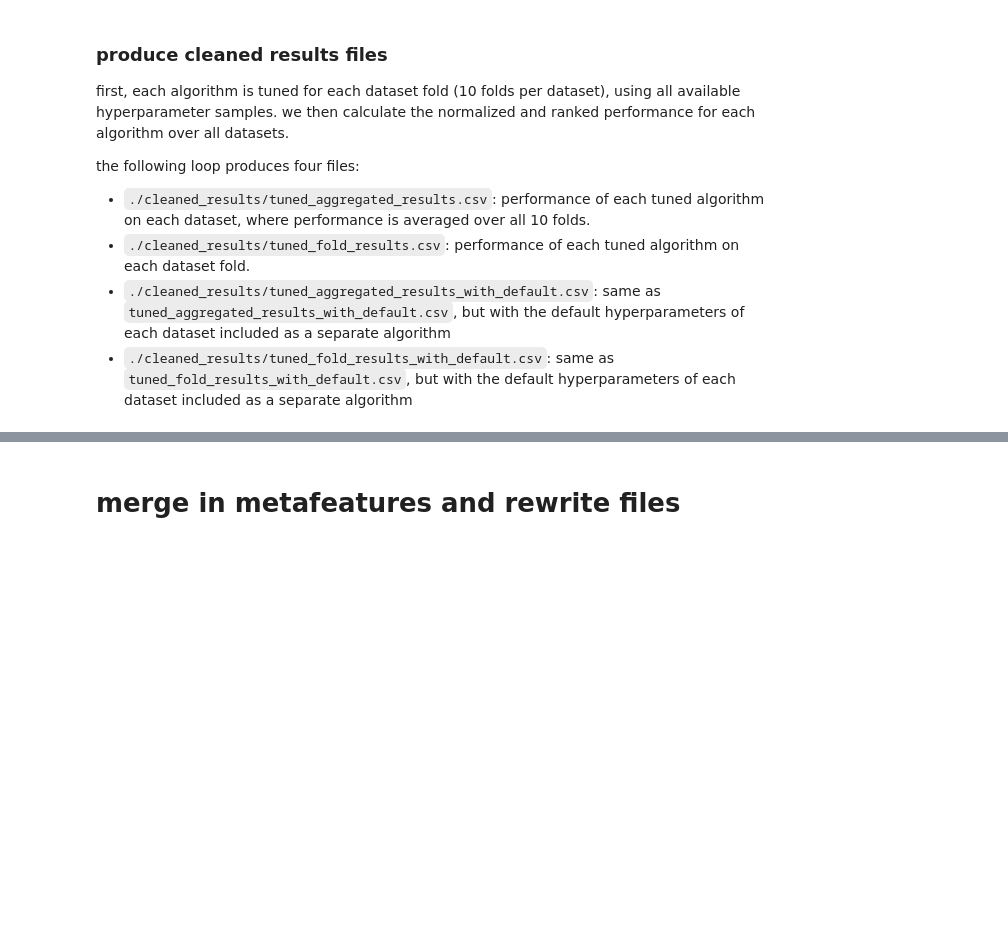
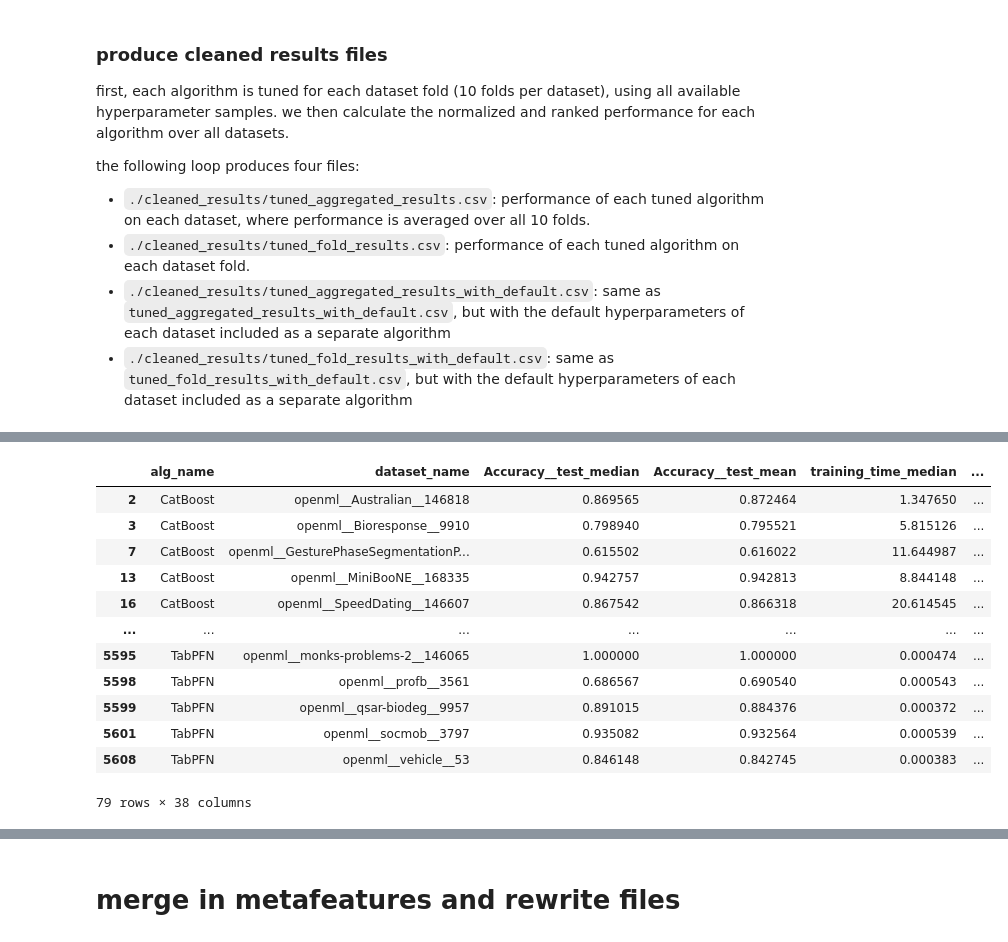
Before and after one commit to yzeng58/tabzilla, a Jupyter notebook: results_viz/1-aggregate-results.ipynb, the cells around one changed output, grey strips where cells are left out. Cells and saved outputs as stored; diff of their text form; code cells hidden in the pictures; blank space fills up the shorter version.

```diff
--- a/results_viz/1-aggregate-results.ipynb
+++ b/results_viz/1-aggregate-results.ipynb
@@ -408,3 +420,21 @@ tuned_agg_df.head()
 | 3 | CatBoost | openml__Bioresponse__9910 | 0.798940 | 0.795521 | 5.815126 | ... |
 | 4 | CatBoost | openml__Census-Income__168340 | 0.958869 | 0.958658 | 830.825629 | ... |
 5 rows × 38 columns
+# %%
+from analysis.table4 import DATASETS
+
+tuned_agg_df[tuned_agg_df["dataset_name"].isin(DATASETS)][tuned_agg_df['alg_name'].isin(['CatBoost', 'TabFlex', 'TabPFN'])]
+# %% [output]
+|  | alg_name | dataset_name | Accuracy__test_median | Accuracy__test_mean | training_time_median | ... |
+| 2 | CatBoost | openml__Australian__146818 | 0.869565 | 0.872464 | 1.347650 | ... |
+| 3 | CatBoost | openml__Bioresponse__9910 | 0.798940 | 0.795521 | 5.815126 | ... |
+| 7 | CatBoost | openml__GesturePhaseSegmentationP... | 0.615502 | 0.616022 | 11.644987 | ... |
+| 13 | CatBoost | openml__MiniBooNE__168335 | 0.942757 | 0.942813 | 8.844148 | ... |
+| 16 | CatBoost | openml__SpeedDating__146607 | 0.867542 | 0.866318 | 20.614545 | ... |
+| ... | ... | ... | ... | ... | ... | ... |
+| 5595 | TabPFN | openml__monks-problems-2__146065 | 1.000000 | 1.000000 | 0.000474 | ... |
+| 5598 | TabPFN | openml__profb__3561 | 0.686567 | 0.690540 | 0.000543 | ... |
+| 5599 | TabPFN | openml__qsar-biodeg__9957 | 0.891015 | 0.884376 | 0.000372 | ... |
+| 5601 | TabPFN | openml__socmob__3797 | 0.935082 | 0.932564 | 0.000539 | ... |
+| 5608 | TabPFN | openml__vehicle__53 | 0.846148 | 0.842745 | 0.000383 | ... |
+79 rows × 38 columns
```
Also changed, not shown: parts of 9 cells of this notebook, 42 other files.
